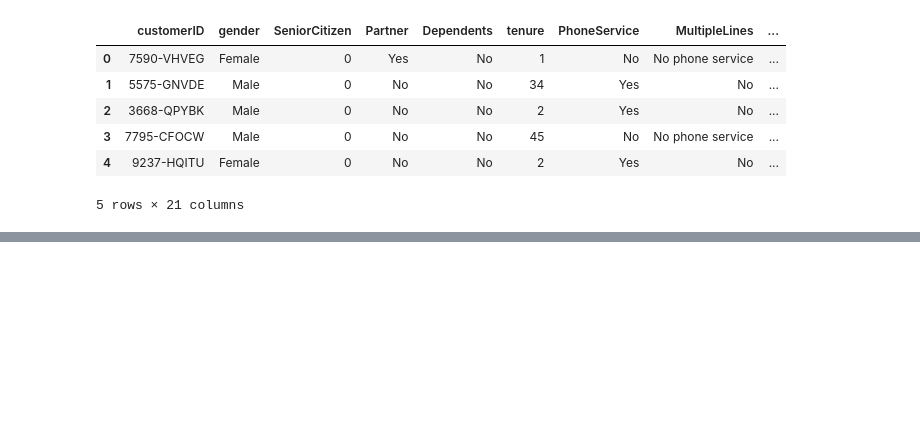
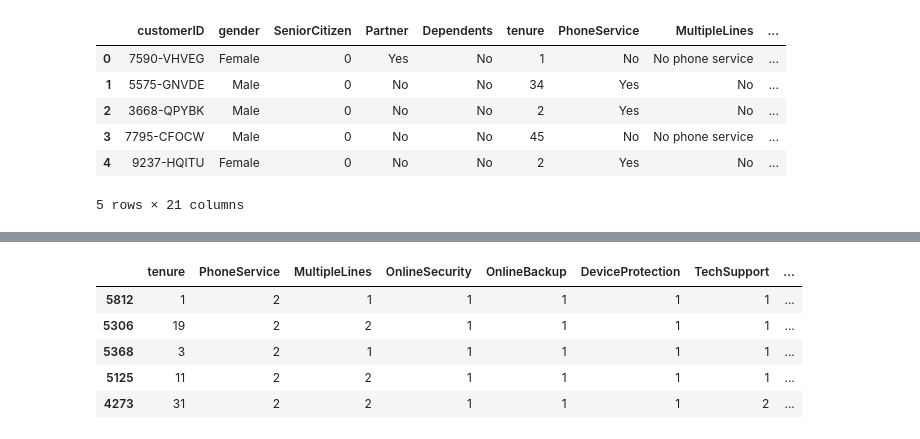
Before and after one commit to SohamHardas08/Customer-Insights-ML-django, a Jupyter notebook: website/notebooks/churn_analysis.ipynb, the cells around one changed output, grey strips where cells are left out. Cells and saved outputs as stored; diff of their text form; code cells hidden in the pictures; blank space fills up the shorter version.

```diff
--- a/website/notebooks/churn_analysis.ipynb
+++ b/website/notebooks/churn_analysis.ipynb
@@ -20,0 +154,4 @@ df.head()
+# %%
+# Train-test-split
+X_train, X_test, y_train, y_test = train_test_split(X, y, test_size=0.2, random_state=42)
+model = RandomForestClassifier(n_estimators=100, random_state=42)
@@ -20,0 +187,29 @@ df.head()
+# %%
+def select_training_columns(df, model, cat_columns,map_columns):
+    df_encoded = pd.get_dummies(df, columns=cat_columns,drop_first=True)
+    encoded_columns = df_encoded.columns.difference(df.columns)
+    df_encoded[encoded_columns] = df_encoded[encoded_columns].astype(int)
+    model_features = model.feature_names_in_
+    df_encoded = df_encoded[model_features]
+
+    mapping = {'Yes' : 2, 'No':1, 'No internet service': 0, 'No phone service':0}
+    for col in map_columns:
+        df_encoded[col] = df_encoded[col].astype(str)
+        df_encoded[col] = df_encoded[col].str.strip().str.capitalize()
+        df_encoded[col]=df_encoded[col].map(mapping)
+
+    return df_encoded
+# %%
+cat = ['Contract', 'PaymentMethod', 'InternetService']
+
+
+df_encoded = select_training_columns(df,model,cat,map)
+# %%
+df_encoded.head()
+# %% [output]
+|  | tenure | PhoneService | MultipleLines | OnlineSecurity | OnlineBackup | DeviceProtection | TechSupport | ... |
+| 5812 | 1 | 2 | 1 | 1 | 1 | 1 | 1 | ... |
+| 5306 | 19 | 2 | 2 | 1 | 1 | 1 | 1 | ... |
+| 5368 | 3 | 2 | 1 | 1 | 1 | 1 | 1 | ... |
+| 5125 | 11 | 2 | 2 | 1 | 1 | 1 | 1 | ... |
+| 4273 | 31 | 2 | 2 | 1 | 1 | 1 | 2 | ... |
```
Also changed, not shown: parts of 24 cells of this notebook, 11 other files.
